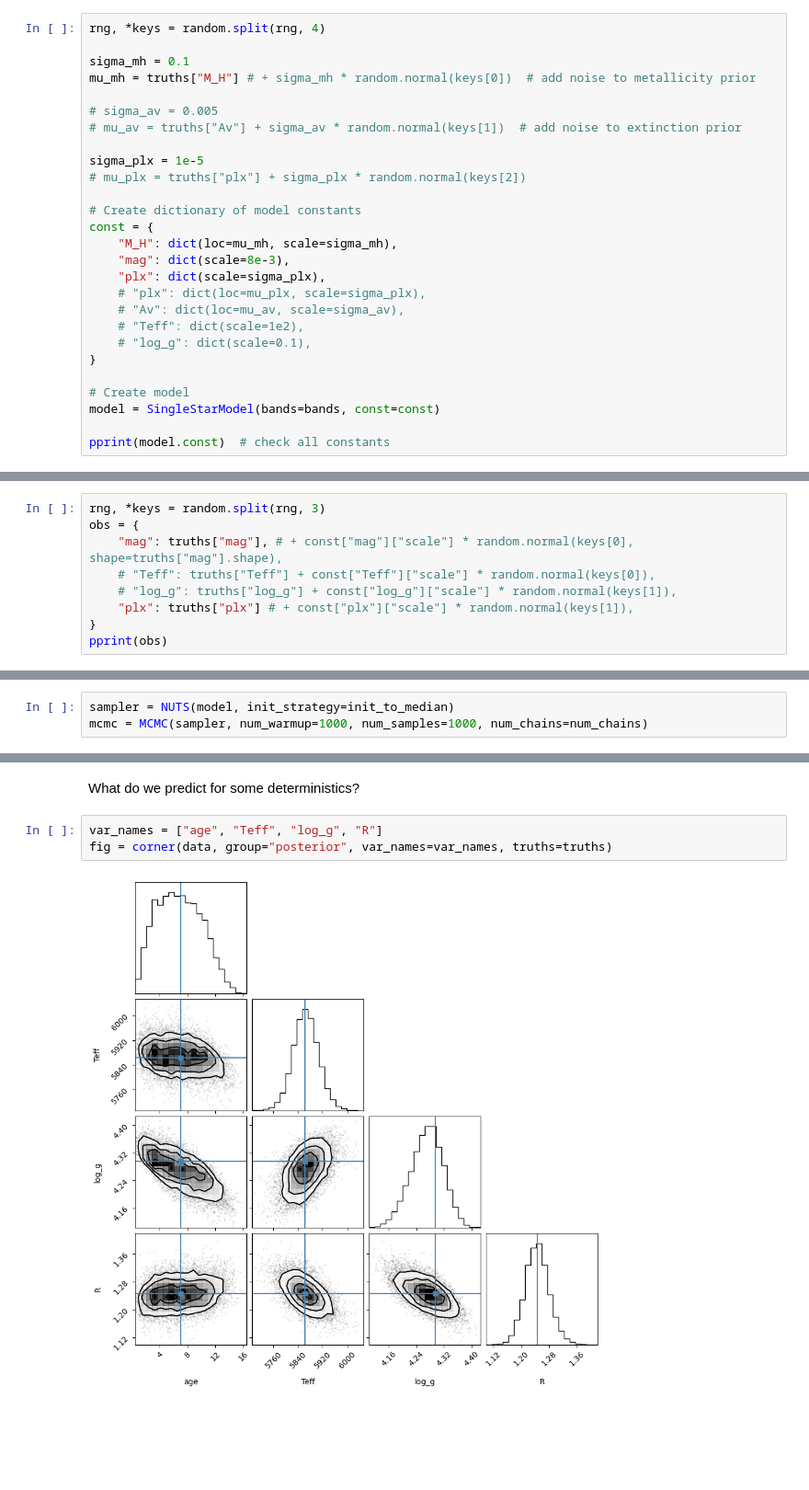
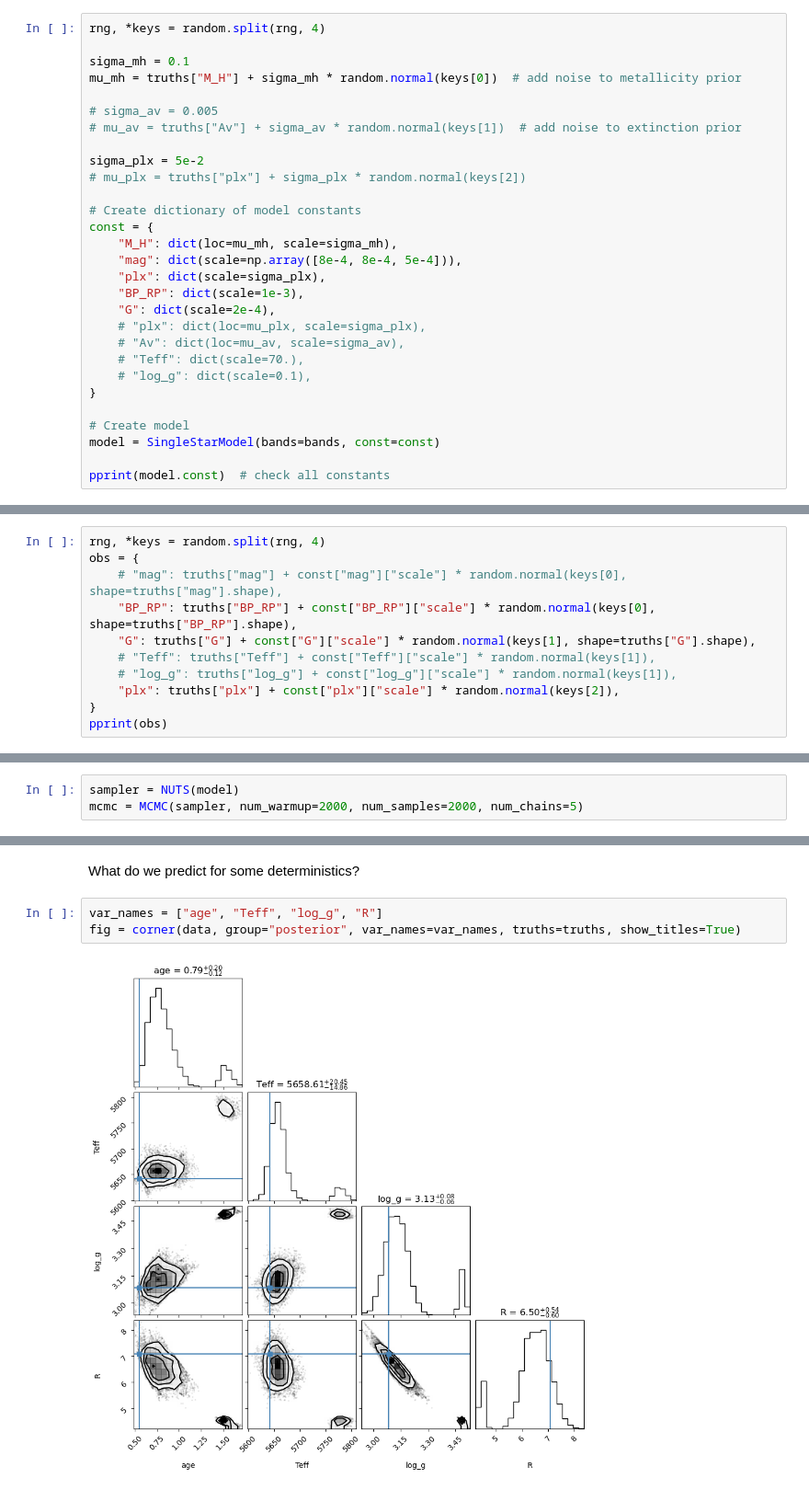
Before and after one commit to alexlyttle/scalable-stellar-inference, a Jupyter notebook: notebook/single-star-phot.ipynb, the cells around one changed output, grey strips where cells are left out. Shown at 92% size. Cells and saved outputs as stored; diff of their text form; blank space fills up the shorter version.

```diff
--- a/notebook/single-star-phot.ipynb
+++ b/notebook/single-star-phot.ipynb
@@ -73,22 +73,24 @@ Now, let's create our star model. We need to provide some model constants. These
 rng, *keys = random.split(rng, 4)
 
 sigma_mh = 0.1
-mu_mh = truths["M_H"] # + sigma_mh * random.normal(keys[0])  # add noise to metallicity prior
+mu_mh = truths["M_H"] + sigma_mh * random.normal(keys[0])  # add noise to metallicity prior
 
 # sigma_av = 0.005
 # mu_av = truths["Av"] + sigma_av * random.normal(keys[1])  # add noise to extinction prior
 
-sigma_plx = 1e-5
+sigma_plx = 5e-2
 # mu_plx = truths["plx"] + sigma_plx * random.normal(keys[2])
 
 # Create dictionary of model constants
 const = {
     "M_H": dict(loc=mu_mh, scale=sigma_mh),
-    "mag": dict(scale=8e-3),
+    "mag": dict(scale=np.array([8e-4, 8e-4, 5e-4])),
     "plx": dict(scale=sigma_plx),
+    "BP_RP": dict(scale=1e-3),
+    "G": dict(scale=2e-4),
     # "plx": dict(loc=mu_plx, scale=sigma_plx),
     # "Av": dict(loc=mu_av, scale=sigma_av),
-    # "Teff": dict(scale=1e2),
+    # "Teff": dict(scale=70.),
     # "log_g": dict(scale=0.1),
 }
 
@@ -173,12 +179,14 @@ ax.invert_yaxis()
 
 Now we synthesize observable parameters for the model.
 # %%
-rng, *keys = random.split(rng, 3)
+rng, *keys = random.split(rng, 4)
 obs = {
-    "mag": truths["mag"], # + const["mag"]["scale"] * random.normal(keys[0], shape=truths["mag"].shape),
-    # "Teff": truths["Teff"] + const["Teff"]["scale"] * random.normal(keys[0]),
+    # "mag": truths["mag"] + const["mag"]["scale"] * random.normal(keys[0], shape=truths["mag"].shape),
+    "BP_RP": truths["BP_RP"] + const["BP_RP"]["scale"] * random.normal(keys[0], shape=truths["BP_RP"].shape),
+    "G": truths["G"] + const["G"]["scale"] * random.normal(keys[1], shape=truths["G"].shape),
+    # "Teff": truths["Teff"] + const["Teff"]["scale"] * random.normal(keys[1]),
     # "log_g": truths["log_g"] + const["log_g"]["scale"] * random.normal(keys[1]),
-    "plx": truths["plx"] # + const["plx"]["scale"] * random.normal(keys[1]),
+    "plx": truths["plx"] + const["plx"]["scale"] * random.normal(keys[2]),
 }
 pprint(obs)
 # %% [output]
@@ -189,8 +198,8 @@ pprint(obs)
 
 Let's use the No U-Turn Sampler (NUTS) as our Markov Chain Monte Carlo (MCMC) sampling algorithm.
 # %%
-sampler = NUTS(model, init_strategy=init_to_median)
-mcmc = MCMC(sampler, num_warmup=1000, num_samples=1000, num_chains=num_chains)
+sampler = NUTS(model)
+mcmc = MCMC(sampler, num_warmup=2000, num_samples=2000, num_chains=5)
 # %% [markdown]
 Let's run the MCMC and print a summary of results.
 # %%
@@ -256,9 +271,9 @@ fig = corner(data, group="posterior", var_names=var_names, truths=truths)
 What do we predict for some deterministics?
 # %%
 var_names = ["age", "Teff", "log_g", "R"]
-fig = corner(data, group="posterior", var_names=var_names, truths=truths)
+fig = corner(data, group="posterior", var_names=var_names, truths=truths, show_titles=True)
 # %% [output]
-[figure, old version]
+[figure, new version]
 # %%
 var_names = "mag"
 fig = corner(data, group="posterior", var_names=var_names, truths=truths)
```
Also changed, not shown: parts of 13 cells of this notebook.
